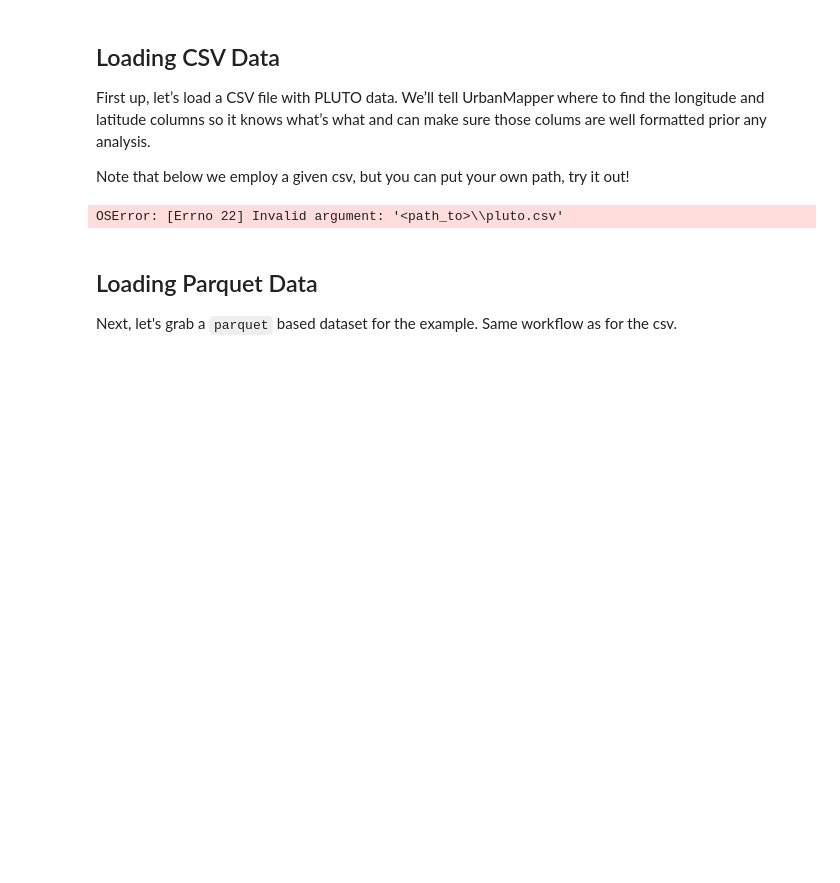
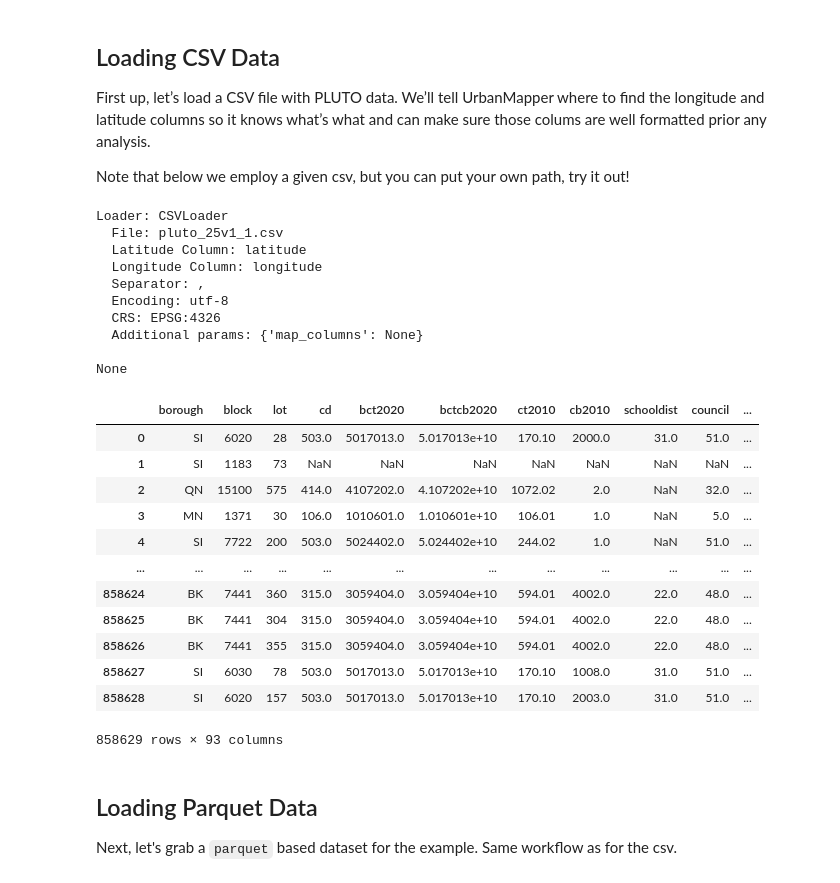
Before and after one commit to JUDITH-sketch/UrbanMapper_With_Rasters_Support, a Jupyter notebook: examples/1-Per-Module/1-loader.ipynb, the cells around one changed output. Saved outputs shown, nothing was run; the diff lists cells and outputs as text; code cells hidden in the pictures; blank space fills up the shorter version.

```diff
--- a/examples/1-Per-Module/1-loader.ipynb
+++ b/examples/1-Per-Module/1-loader.ipynb
@@ -32,17 +32,40 @@ Note that below we employ a given csv, but you can put your own path, try it out
 # %%
 csv_loader = (
     mapper
     .loader # From the loader module
-    .from_file("<path_to>/pluto.csv") # To update with your own path
+    .from_file("pluto_25v1_1.csv") # To update with your own path
     .with_columns(longitude_column="longitude", latitude_column="latitude") # Inform your long and lat columns
 )
 
 gdf = csv_loader.load() # Load the data and create a geodataframe's instance
 
+print(csv_loader.preview())
 # gdf stands for GeoDataFrame, like df in pandas for dataframes.
 gdf
 # %% [output]
-OSError: [Errno 22] Invalid argument: '<path_to>\\pluto.csv'
+Loader: CSVLoader
+  File: pluto_25v1_1.csv
+  Latitude Column: latitude
+  Longitude Column: longitude
+  Separator: ,
+  Encoding: utf-8
+  CRS: EPSG:4326
+  Additional params: {'map_columns': None}
+
+None
+|  | borough | block | lot | cd | bct2020 | bctcb2020 | ct2010 | cb2010 | schooldist | council | ... |
+| 0 | SI | 6020 | 28 | 503.0 | 5017013.0 | 5.017013e+10 | 170.10 | 2000.0 | 31.0 | 51.0 | ... |
+| 1 | SI | 1183 | 73 | NaN | NaN | NaN | NaN | NaN | NaN | NaN | ... |
+| 2 | QN | 15100 | 575 | 414.0 | 4107202.0 | 4.107202e+10 | 1072.02 | 2.0 | NaN | 32.0 | ... |
+| 3 | MN | 1371 | 30 | 106.0 | 1010601.0 | 1.010601e+10 | 106.01 | 1.0 | NaN | 5.0 | ... |
+| 4 | SI | 7722 | 200 | 503.0 | 5024402.0 | 5.024402e+10 | 244.02 | 1.0 | NaN | 51.0 | ... |
+| ... | ... | ... | ... | ... | ... | ... | ... | ... | ... | ... | ... |
+| 858624 | BK | 7441 | 360 | 315.0 | 3059404.0 | 3.059404e+10 | 594.01 | 4002.0 | 22.0 | 48.0 | ... |
+| 858625 | BK | 7441 | 304 | 315.0 | 3059404.0 | 3.059404e+10 | 594.01 | 4002.0 | 22.0 | 48.0 | ... |
+| 858626 | BK | 7441 | 355 | 315.0 | 3059404.0 | 3.059404e+10 | 594.01 | 4002.0 | 22.0 | 48.0 | ... |
+| 858627 | SI | 6030 | 78 | 503.0 | 5017013.0 | 5.017013e+10 | 170.10 | 1008.0 | 31.0 | 51.0 | ... |
+| 858628 | SI | 6020 | 157 | 503.0 | 5017013.0 | 5.017013e+10 | 170.10 | 2003.0 | 31.0 | 51.0 | ... |
+858629 rows × 93 columns
 # %% [markdown]
 ## Loading Parquet Data
 
```
Also changed, not shown: parts of 1 cell of this notebook, 1 other file.
